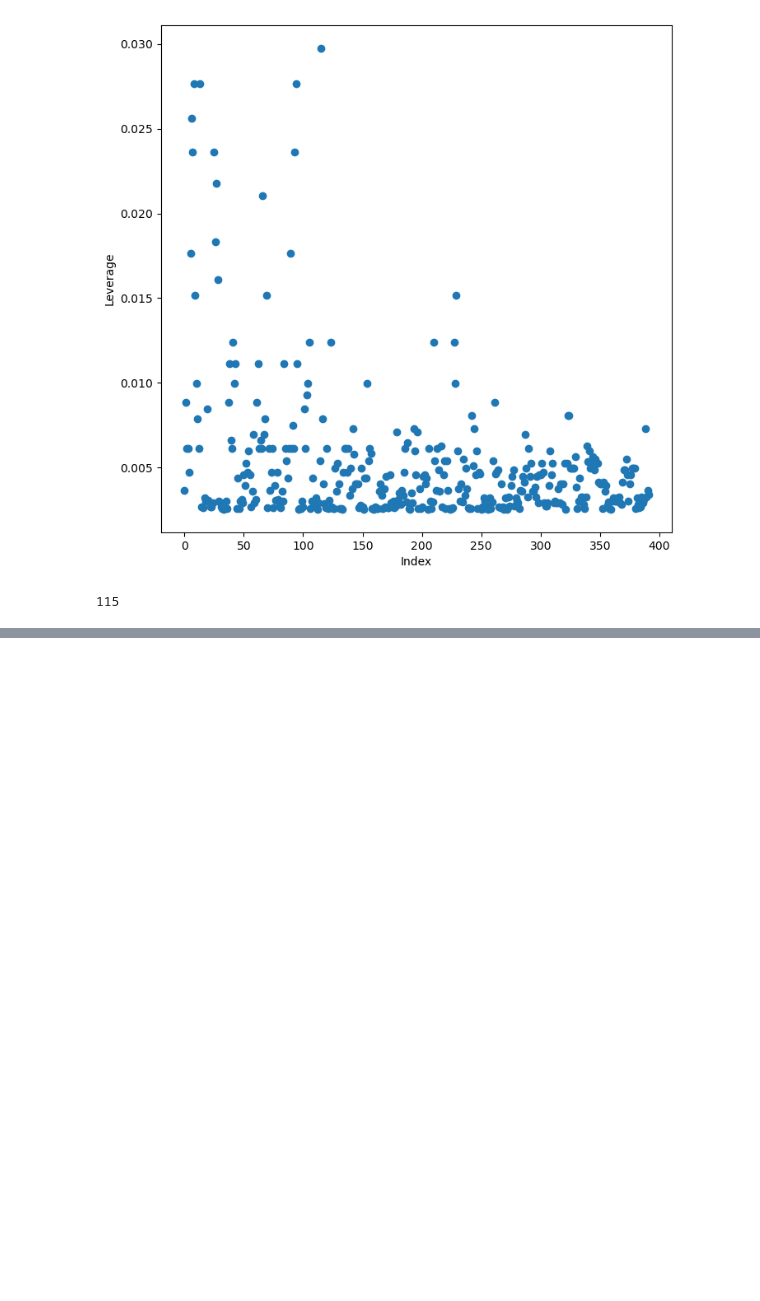
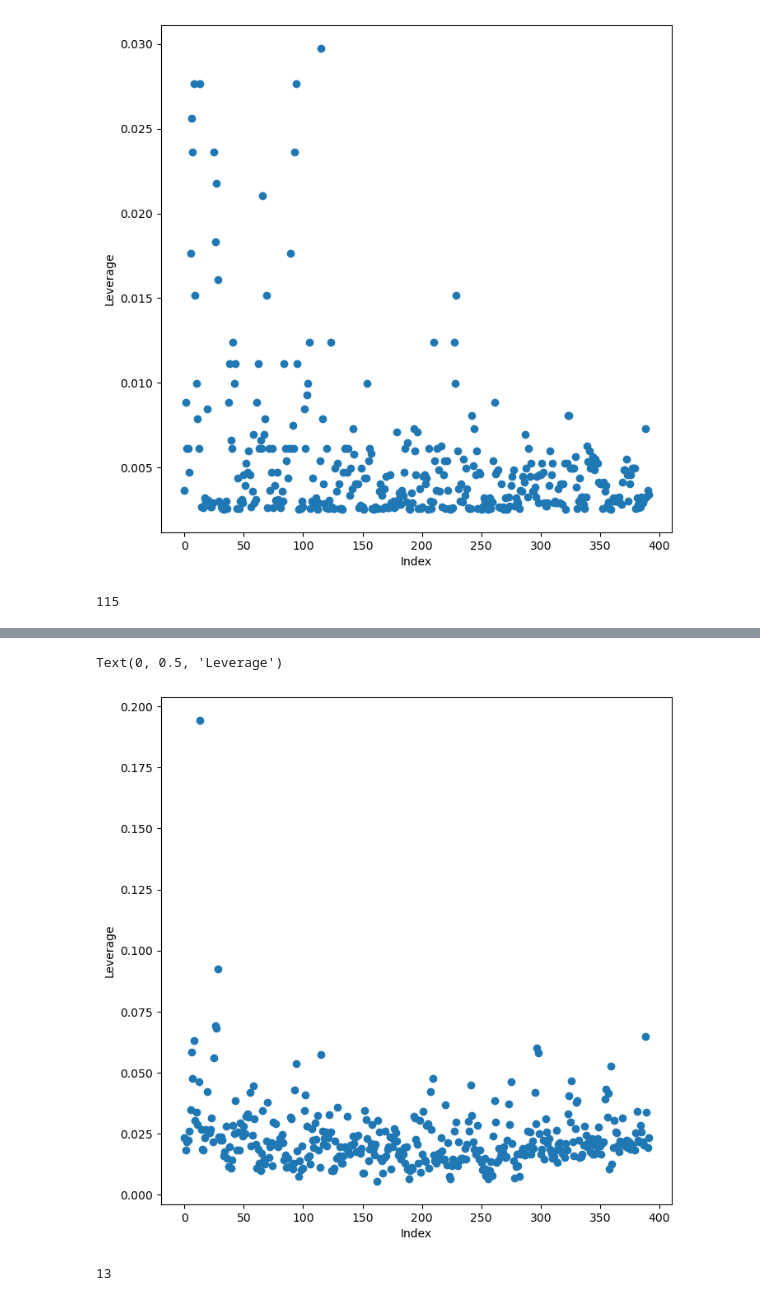
Before and after one commit to jackkrebsbach/stats, a Jupyter notebook: hw/hw3/hw3.ipynb, the cells around one changed output, grey strips where cells are left out. Cells and saved outputs as stored; diff of their text form; code cells hidden in the pictures; blank space fills up the shorter version.

```diff
--- a/hw/hw3/hw3.ipynb
+++ b/hw/hw3/hw3.ipynb
@@ -112,0 +250,14 @@ np.argmax(infl.hat_matrix_diag)
+# %%
+infl = results.get_influence()
+ax = subplots(figsize=(8,8))[1]
+ax.scatter(np.arange(X.shape[0]), infl.hat_matrix_diag)
+ax.set_xlabel('Index')
+ax.set_ylabel('Leverage')
+# %% [output]
+Text(0, 0.5, 'Leverage')
+[figure, added]
+# %%
+# Grab the index of the point that has the most leverage.
+np.argmax(infl.hat_matrix_diag)
+# %% [output]
+13
```
Also changed, not shown: parts of 36 cells of this notebook, 1 other file.
